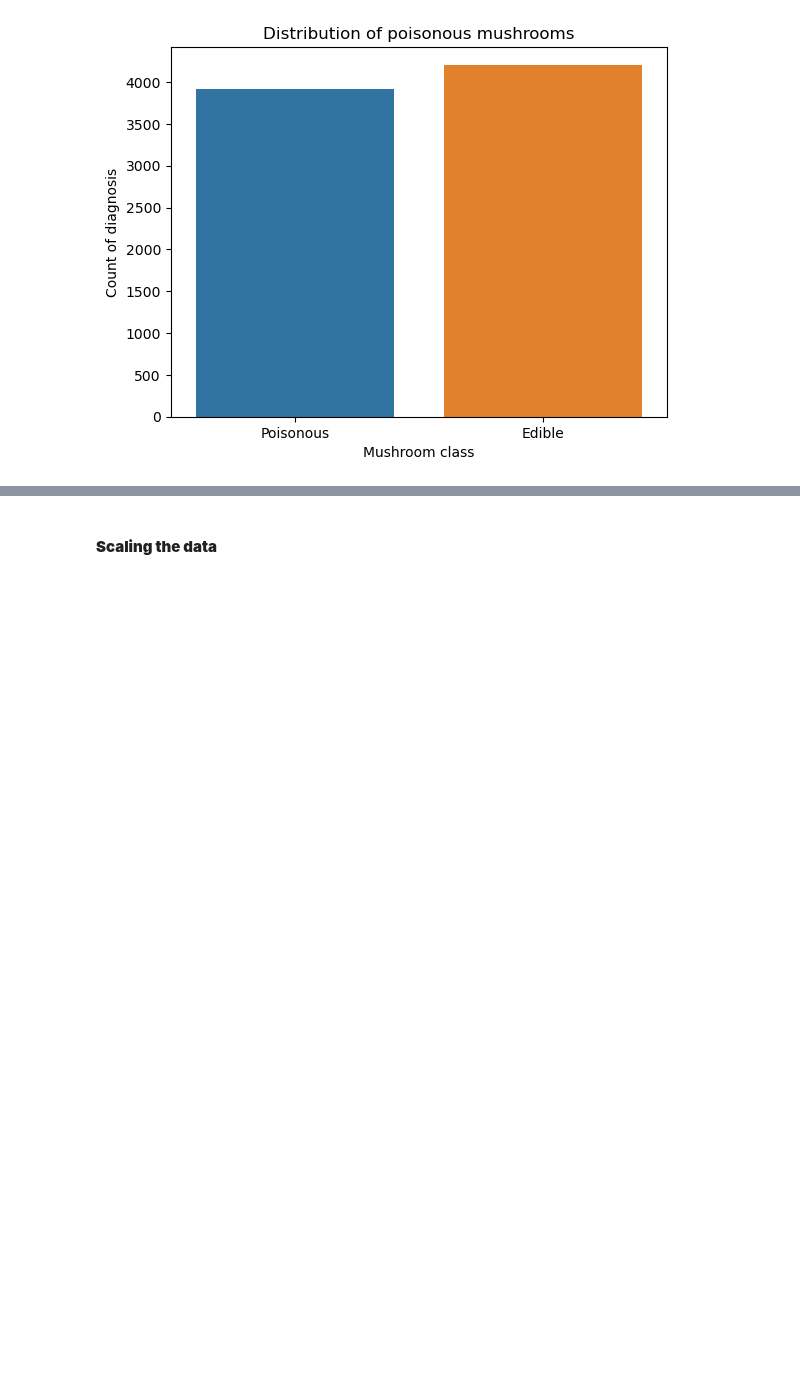
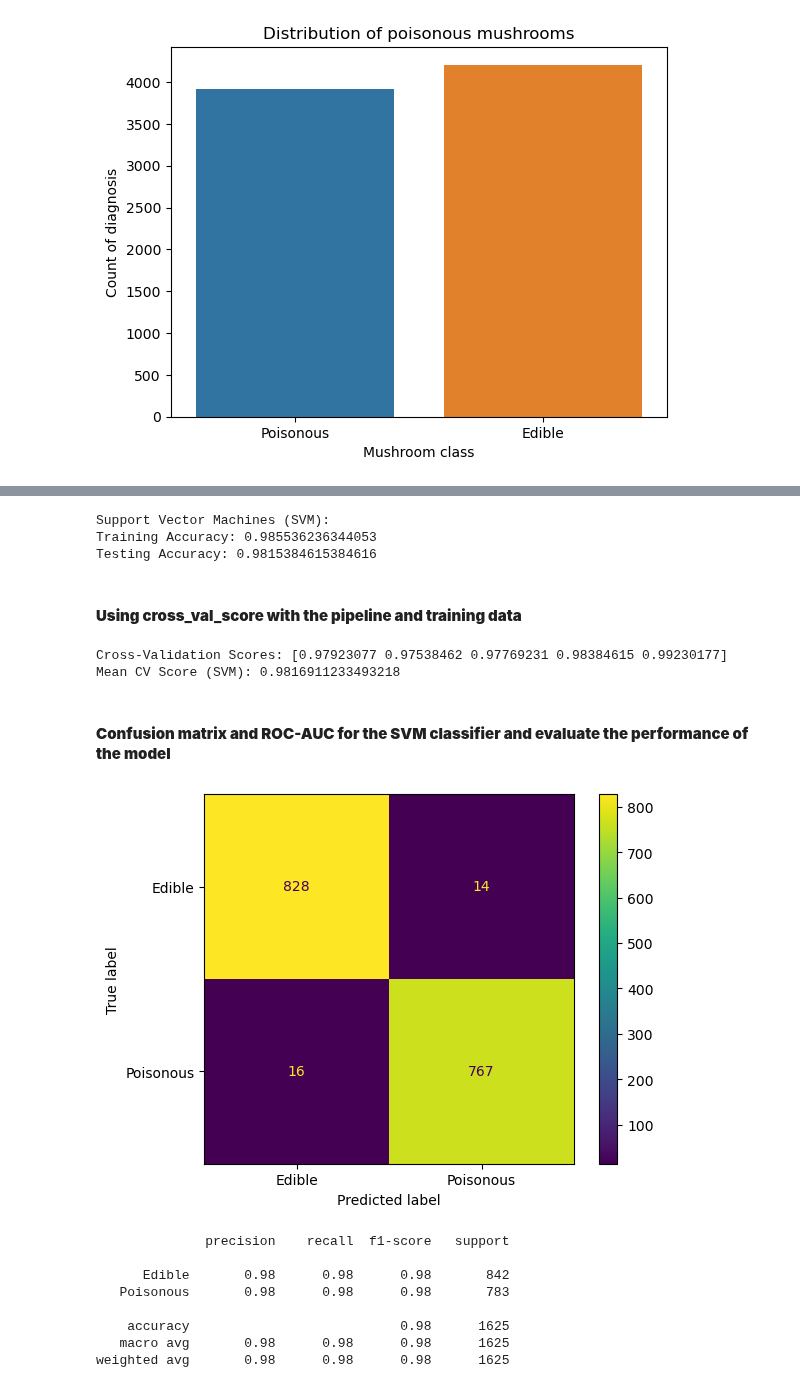
Before and after one commit to aninditadash/Introduction_to_machine_learning, a Jupyter notebook: supervised_learning/Classification/3.SL_Classification_DT_RT_SVM.ipynb, the cells around one changed output, grey strips where cells are left out. Drawn from its saved outputs; the diff is of its cells as text; code cells hidden in the pictures; blank space fills up the shorter version.

```diff
--- a/supervised_learning/Classification/3.SL_Classification_DT_RT_SVM.ipynb
+++ b/supervised_learning/Classification/3.SL_Classification_DT_RT_SVM.ipynb
@@ -821,0 +801,27 @@ array([1., 1., 1., ..., 1., 1., 1.])
+# %%
+C = 1.0
+
+# Create a pipeline with a standard scaler and an SVM classifier
+pipeline_svm = Pipeline([
+    ('ordinal', OrdinalEncoder()),                  # Ordinal encoder transforms categorical features data into numerical
+    ('scaler', StandardScaler()),                   # Standardize the data
+    ('svm', SVC(kernel='linear', C=C, probability=True, random_state=42)) # SVM classifier with probability estimates
+])
+
+# Train the pipeline on the training data
+pipeline_svm.fit(X_train, y_train)
+
+# Predict on the training and testing set
+y_pred_train_svm = pipeline_svm.predict(X_train)
+y_pred_test_svm = pipeline_svm.predict(X_test)
+
+# Predict probabilities for the test set
+y_pred_test_prob_svm = pipeline_svm.predict_proba(X_test)[:, 1]
+
+results_df_svm = pd.DataFrame({
+    'Actual Label': y_test,
+    'Predicted Label': y_pred_test_svm,
+    'Predicted Probability': y_pred_test_prob_svm
+})
+
+results_df_svm.tail()
@@ -822,2 +835,45 @@ array([1., 1., 1., ..., 1., 1., 1.])
+# %%
+# Calculate training and testing accuracy
+training_accuracy = accuracy_score(y_train, y_pred_train_svm)
+testing_accuracy = accuracy_score(y_test, y_pred_test_svm)
+print("Support Vector Machines (SVM):")
+print(f"Training Accuracy: {training_accuracy}")
+print(f"Testing Accuracy: {testing_accuracy}")
+# %% [output]
+Support Vector Machines (SVM):
+Training Accuracy: 0.985536236344053
+Testing Accuracy: 0.9815384615384616
 # %% [markdown]
-#### __Scaling the data__
+#### __Using cross_val_score with the pipeline and training data__
+# %%
+cv_scores = cross_val_score(pipeline_svm, X_train, y_train, cv=5)
+
+print(f"Cross-Validation Scores: {cv_scores}")
+print(f"Mean CV Score (SVM): {cv_scores.mean()}")
+# %% [output]
+Cross-Validation Scores: [0.97923077 0.97538462 0.97769231 0.98384615 0.99230177]
+Mean CV Score (SVM): 0.9816911233493218
+# %% [markdown]
+#### __Confusion matrix and ROC-AUC for the SVM classifier and evaluate the performance of the model__
+# %%
+# Print confusion matrix
+conf_matrix_svm = confusion_matrix(y_test, y_pred_test_svm)
+
+# Heatmap visualization for confusion matrix
+cm_display = ConfusionMatrixDisplay(confusion_matrix = conf_matrix_svm, display_labels = ['Edible', 'Poisonous'])
+
+# display matrix
+cm_display.plot()
+plt.show()
+
+print(classification_report(y_test, y_pred_test_svm, target_names= ['Edible', 'Poisonous']))
+# %% [output]
+[figure, added]
+              precision    recall  f1-score   support
+
+      Edible       0.98      0.98      0.98       842
+   Poisonous       0.98      0.98      0.98       783
+
+    accuracy                           0.98      1625
+   macro avg       0.98      0.98      0.98      1625
+weighted avg       0.98      0.98      0.98      1625
```
Also changed, not shown: parts of 12 cells of this notebook, 3 other files.
